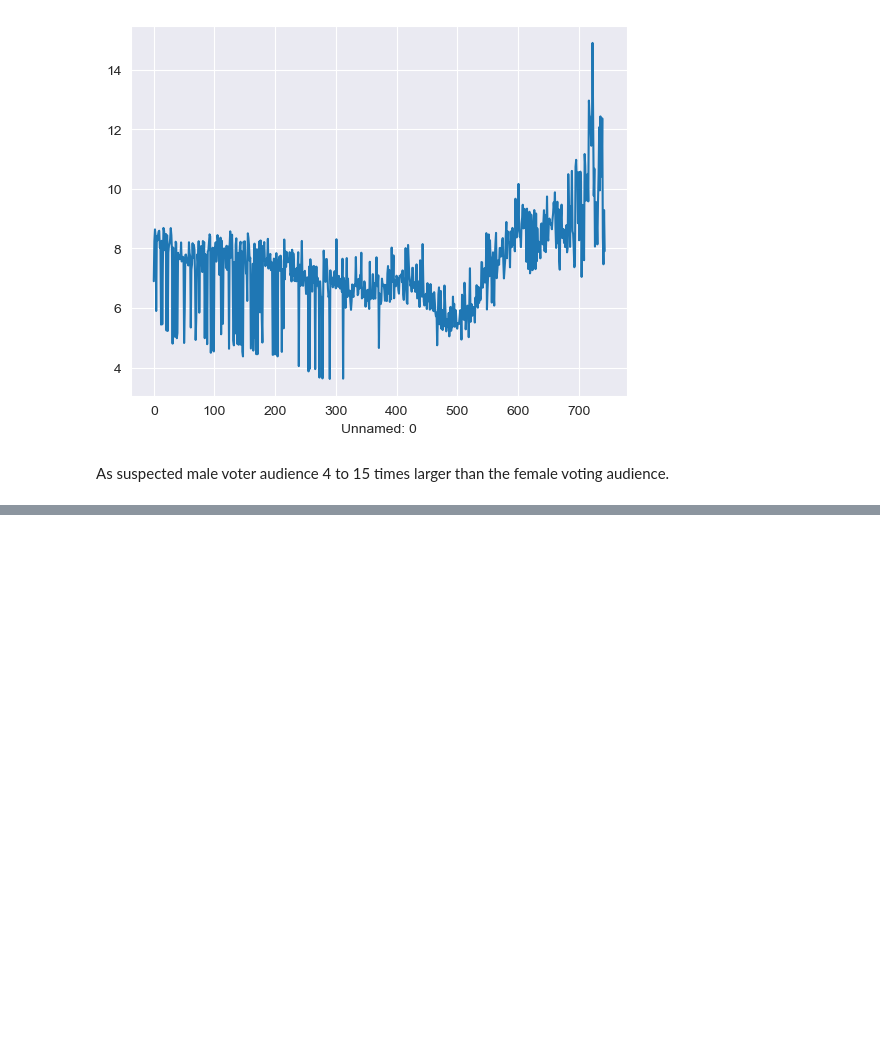
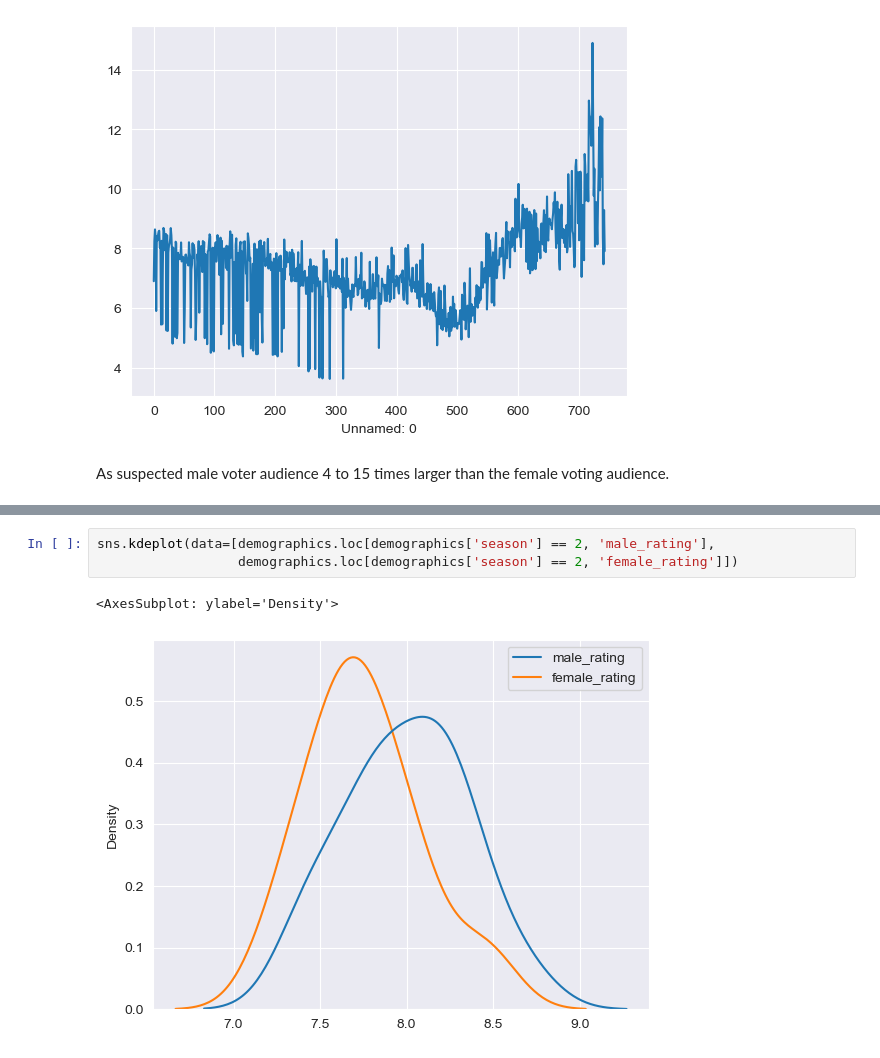
Before and after one commit to nic0gin/datamadness, a Jupyter notebook: demographics_EDA.ipynb, the cells around one changed output, grey strips where cells are left out. Cells and saved outputs as stored; diff of their text form; blank space fills up the shorter version.

```diff
--- a/demographics_EDA.ipynb
+++ b/demographics_EDA.ipynb
@@ -73,0 +80,6 @@ As suspected male voter audience 4 to 15 times larger than the female voting aud
+# %%
+sns.kdeplot(data=[demographics.loc[demographics['season'] == 2, 'male_rating'],
+                  demographics.loc[demographics['season'] == 2, 'female_rating']])
+# %% [output]
+<AxesSubplot: ylabel='Density'>
+[figure, added]
```
Also changed, not shown: parts of 34 cells of this notebook, 2 other files.
